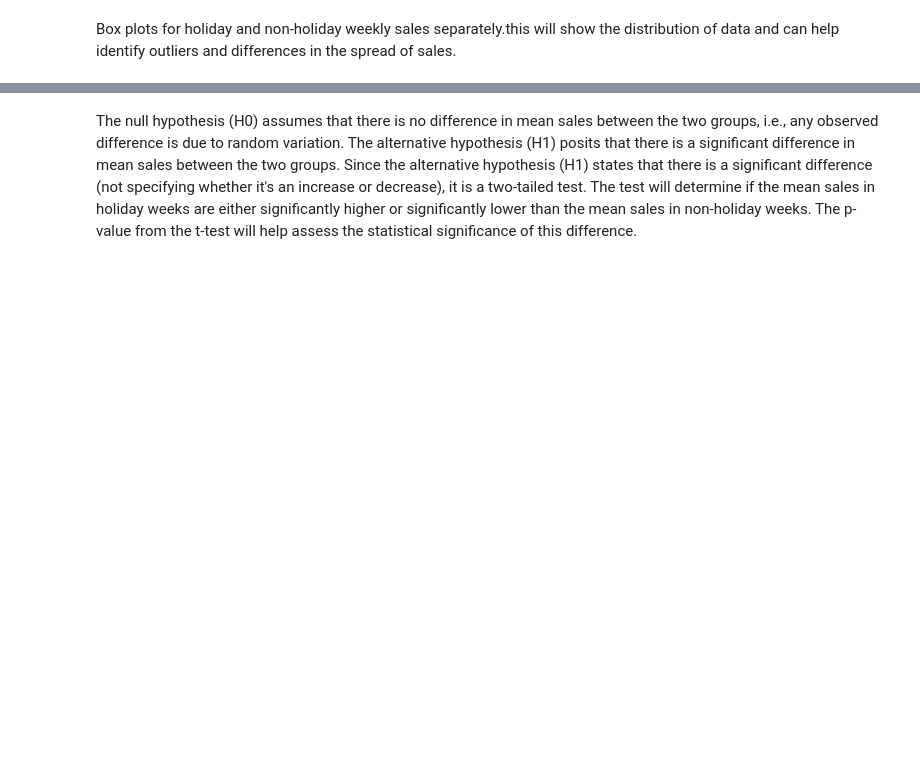
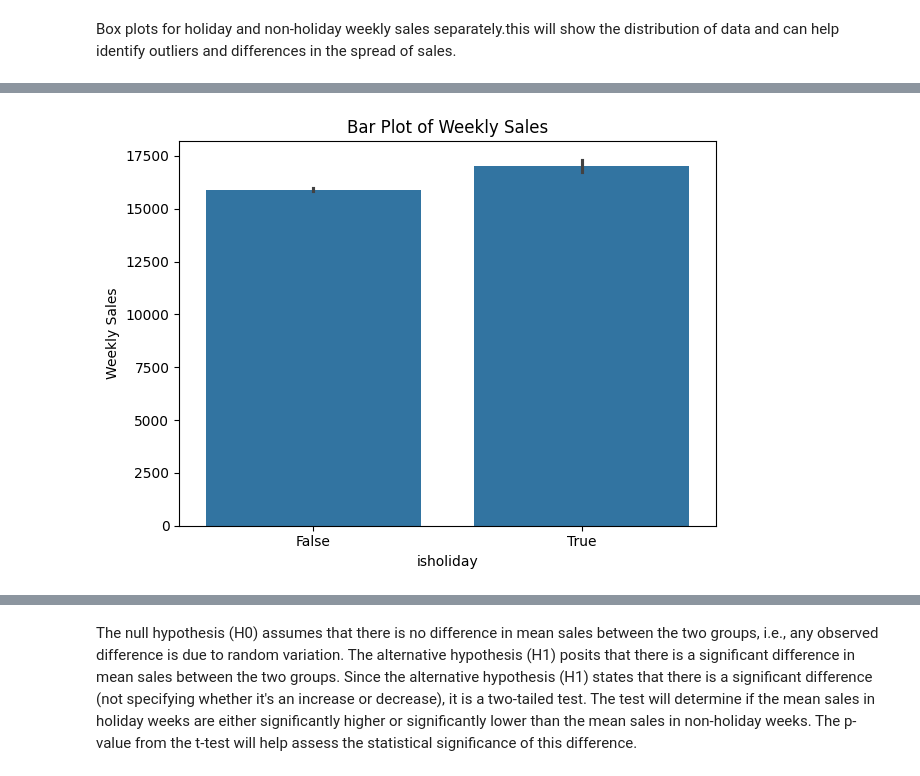
Before and after one commit to MeghaBhambri/midterm_project, a Jupyter notebook: notebooks/analysis.ipynb, the cells around one changed output, grey strips where cells are left out. Saved outputs shown, nothing was run; the diff lists cells and outputs as text; code cells hidden in the pictures; blank space fills up the shorter version.

```diff
--- a/notebooks/analysis.ipynb
+++ b/notebooks/analysis.ipynb
@@ -248,0 +253,10 @@ plt.show()
+# %%
+#bar plot
+sns.barplot(x= 'isholiday',y='weekly_sales', data = combined_data )
+plt.title('Bar Plot of Weekly Sales')
+plt.ylabel('Weekly Sales')
+plt.tight_layout()
+plt.savefig("../images/plots_holiday_nonholiday1.png")
+plt.show()
+# %% [output]
+[figure, added]
```
Also changed, not shown: parts of 23 cells of this notebook.
